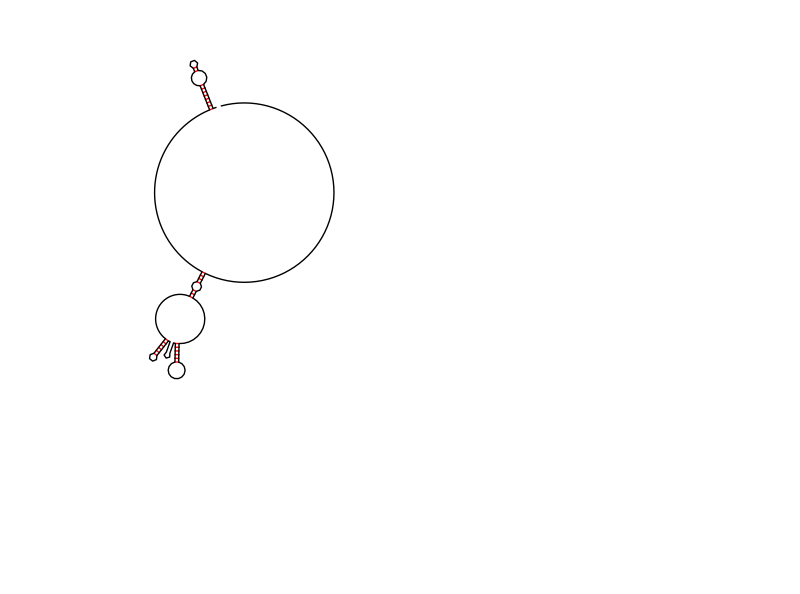
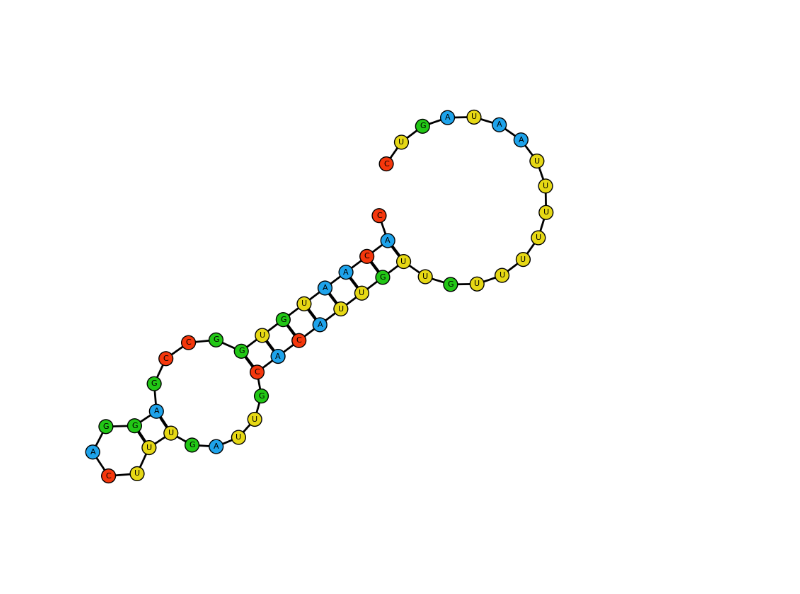
Before and after one commit to mtod92/nucdraw, a Jupyter notebook: NucDraw/debugging.ipynb, the cells around one changed output. Saved outputs shown, nothing was run; the diff lists cells and outputs as text; code cells hidden in the pictures; blank space fills up the shorter version.

Commit message:
added functionality sequence/patches

```diff
--- a/NucDraw/debugging.ipynb
+++ b/NucDraw/debugging.ipynb
@@ -5,7 +5,11 @@ seq = "CACAAUGUGGCCGAGGACUUUGAUUGCACAUUGUUGUUUUUUUAAUAGUCAUUCCAAAUAUGAGAUGCGUUGU
 mfe = ".((((((((....((....)).....)))))))).......................................((((..(((............................((((((....))))))...........((((((............))))))............)))..))))......................................................................................................................"
 
+seq = seq[:50]
+mfe = mfe[:50]
+
 nc = NucDraw(mfe)
 nc.generate()
-nc.plotter(5, bckwargs={'lw':1, 'color':'k'}, bpkwargs={'lw':1, 'c':'red'}, scwargs={'s':10, 'c':'k'})
+nc.plotter(10, bckwargs={'lw':2, 'color':'k'}, bpkwargs={'lw':3, 'c':'k'}, scwargs={'s':10, 'c':'k'})
+nc.plot_sequence(seq, fntsz = 8, circle_size = 4)
 # %% [output]
-[figure, old version]
+[figure, new version]
```
Also changed, not shown: 1 other file.
